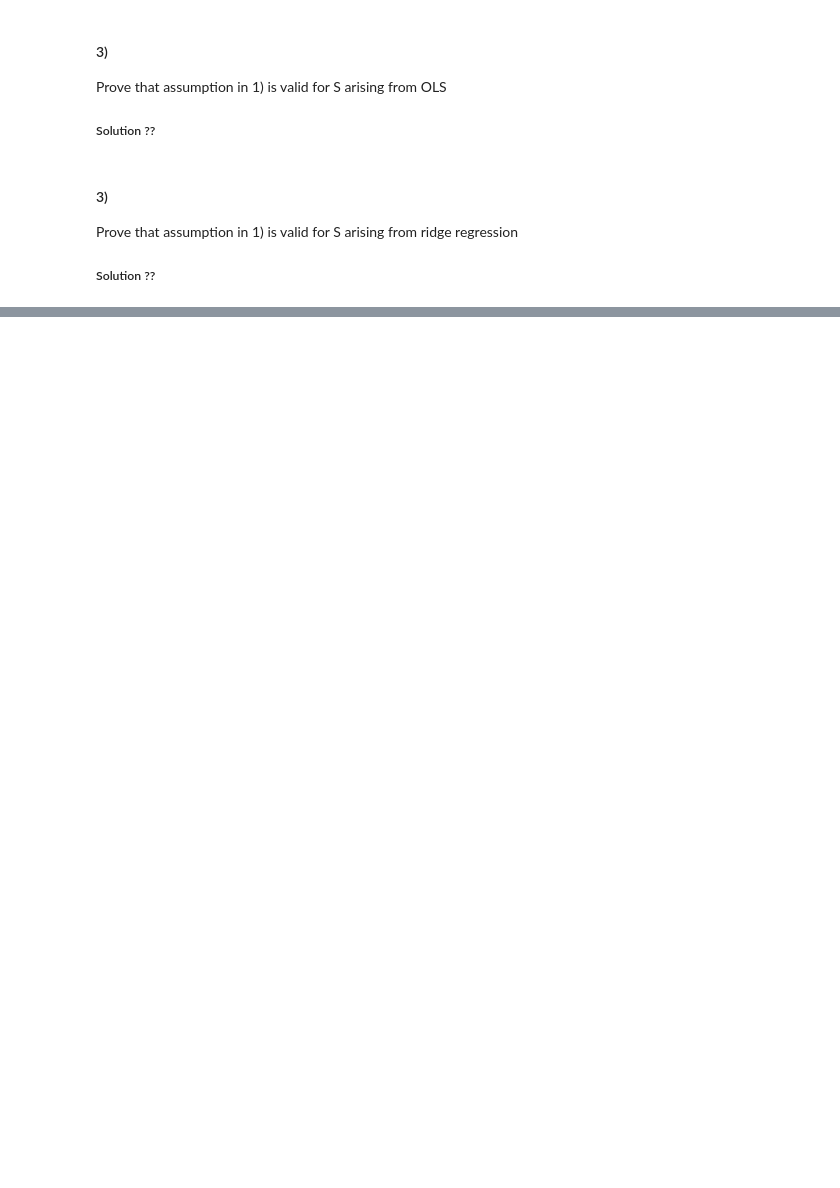
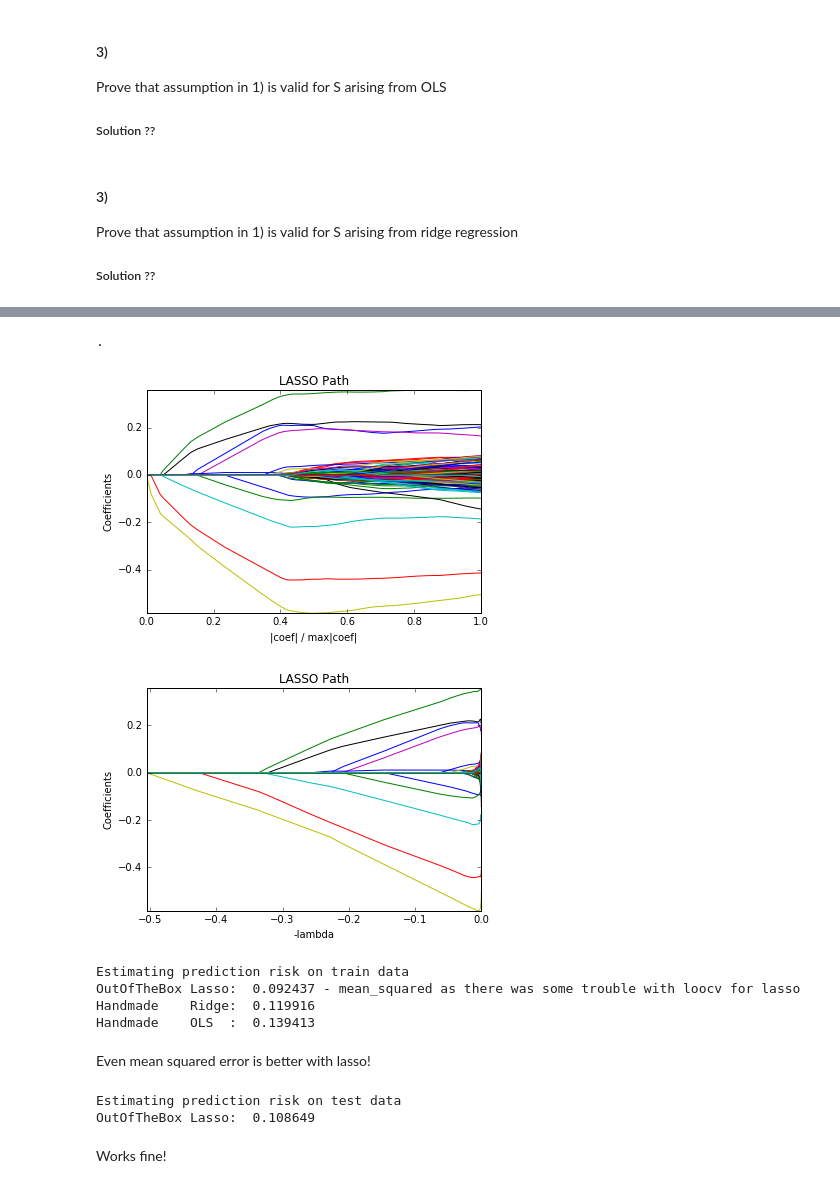
Before and after one commit to Ferrine/Econometrics, a Jupyter notebook: ha-1/homework-1.ipynb, the cells around one changed output, grey strips where cells are left out. Cells and saved outputs as stored; diff of their text form; code cells hidden in the pictures; blank space fills up the shorter version.

```diff
--- a/ha-1/homework-1.ipynb
+++ b/ha-1/homework-1.ipynb
@@ -113,0 +434,55 @@ Prove that assumption in 1) is valid for S arising from ridge regression
+# %%
+# More cool plots
+alphas, _, coefs = linear_model.lars_path(X_train, y_train, method='lasso', eps=0.0001, verbose=True)
+xx = np.sum(np.abs(coefs.T), axis=1)
+xx /= xx[-1]
+plt.plot(xx, coefs.T)
+plt.xlabel('|coef| / max|coef|')
+plt.ylabel('Coefficients')
+plt.title('LASSO Path')
+plt.axis('tight')
+plt.show()
+plt.close()
+
+# Even more
+
+xx = -alphas
+plt.plot(xx, coefs.T)
+plt.xlabel('-lambda')
+plt.ylabel('Coefficients')
+plt.title('LASSO Path')
+plt.axis('tight')
+plt.show()
+plt.close()
+# The second one is not as cool as wanted
+# %% [output]
+.
+[figure, added]
+[figure, added]
+# %%
+# best Ridge degree of freedom is 116
+ols = Ridge()
+ols.fit(X_train, y_train)
+ridge = Ridge()
+ridge.fit(X_train, y_train, freedom=116)
+mean_sq_err_lasso_train = mean_squared_error(lasso.predict(X_train), y_train)
+print("Estimating prediction risk on train data")
+print("OutOfTheBox Lasso: {0: 5f} - mean_squared as there was some trouble with loocv for lasso".format(mean_sq_err_lasso_train))
+print("Handmade    Ridge: {0: 5f}".format(ridge.scores()["loocv"]))
+print("Handmade    OLS  : {0: 5f}".format(ols.scores()["loocv"]))
+# %% [output]
+Estimating prediction risk on train data
+OutOfTheBox Lasso:  0.092437 - mean_squared as there was some trouble with loocv for lasso
+Handmade    Ridge:  0.119916
+Handmade    OLS  :  0.139413
+# %% [markdown]
+Even mean squared error is better with lasso!
+# %%
+mean_sq_err_lasso_test = mean_squared_error(lasso.predict(X_test), y_test)
+print("Estimating prediction risk on test data")
+print("OutOfTheBox Lasso: {0: 5f}".format(mean_sq_err_lasso_test))
+# %% [output]
+Estimating prediction risk on test data
+OutOfTheBox Lasso:  0.108649
+# %% [markdown]
+Works fine!
```
Also changed, not shown: parts of 27 cells of this notebook.
